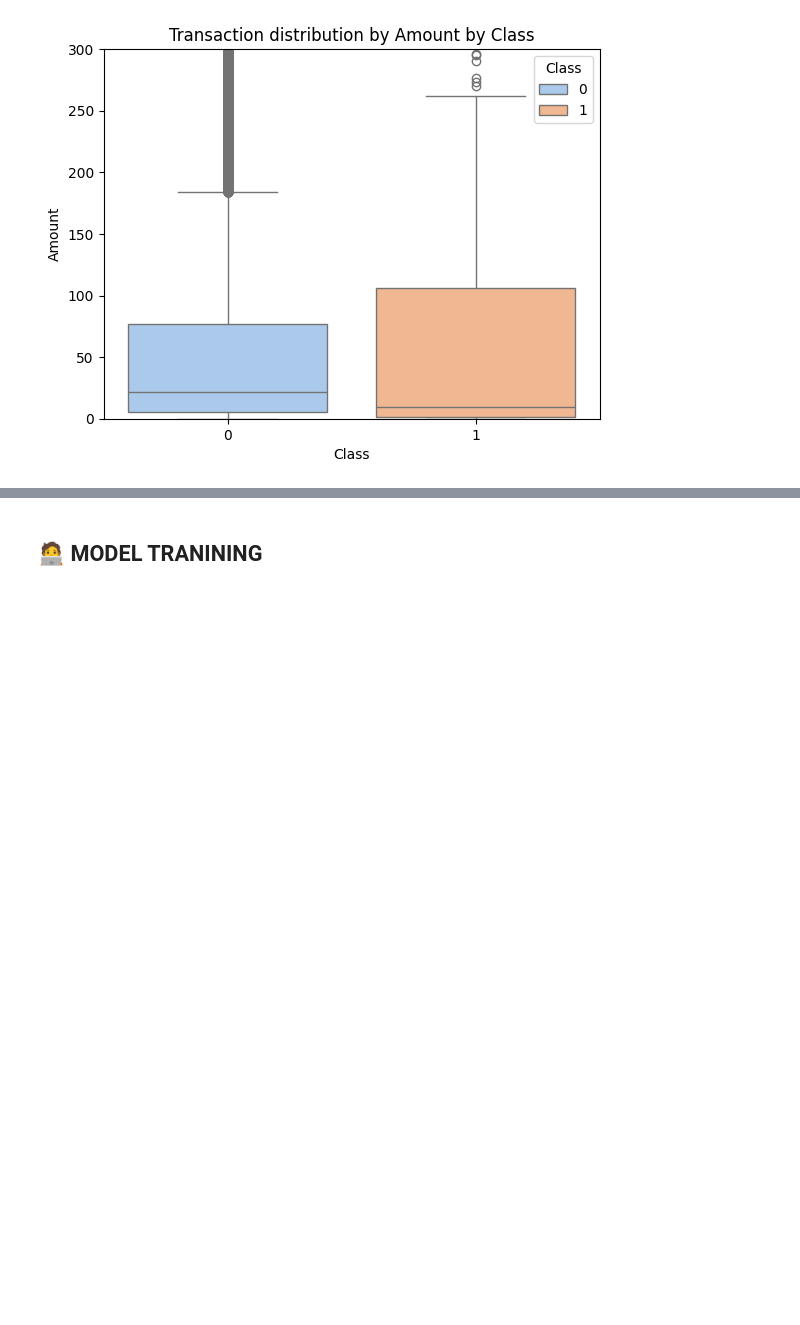
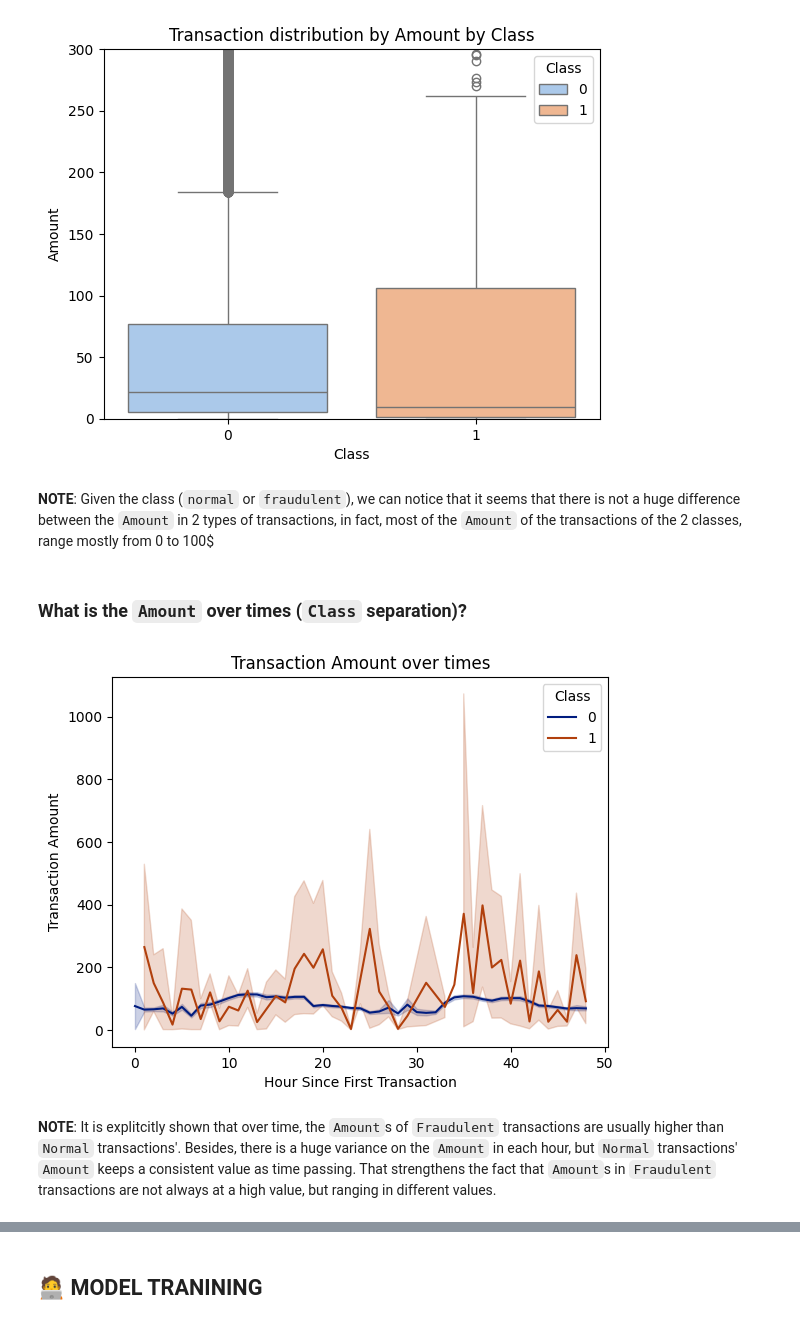
Before and after one commit to trungdung1711/credit-card-fraud-detection, a Jupyter notebook: notebooks/_v1.ipynb, the cells around one changed output, grey strips where cells are left out. Drawn from its saved outputs; the diff is of its cells as text; code cells hidden in the pictures; blank space fills up the shorter version.

Commit message:
feat: :poop: visualize Amount over the recorded time between 2 classes

```diff
--- a/notebooks/_v1.ipynb
+++ b/notebooks/_v1.ipynb
@@ -208,3 +208,20 @@ plt.ylabel("Amount")
 plt.show()
 # %% [output]
 [figure]
+# %% [markdown]
+**NOTE**: Given the class (`normal` or `fraudulent`), we can notice that it seems that there is not a huge difference between the `Amount` in 2 types of transactions, in fact, most of the `Amount` of the transactions of the 2 classes, range mostly from 0 to 100$
+# %% [markdown]
+### What is the `Amount` over times (`Class` separation)?
+# %%
+eda_df["hour_bin"] = np.ceil(eda_df["hour"]).astype(int)
+sns.lineplot(data=eda_df, x="hour_bin", y="Amount", estimator="mean", hue="Class", palette="dark")
+
+plt.xlabel("Hour Since First Transaction")
+plt.ylabel("Transaction Amount")
+plt.title("Transaction Amount over times")
+plt.legend(title="Class")
+plt.show()
+# %% [output]
+[figure, added]
+# %% [markdown]
+**NOTE**: It is explitcitly shown that over time, the `Amount`s of `Fraudulent` transactions are usually higher than `Normal` transactions'. Besides, there is a huge variance on the `Amount` in each hour, but `Normal` transactions' `Amount` keeps a consistent value as time passing. That strengthens the fact that `Amount`s in `Fraudulent` transactions are not always at a high value, but ranging in different values.
```
Also changed, not shown: parts of 11 cells of this notebook.
